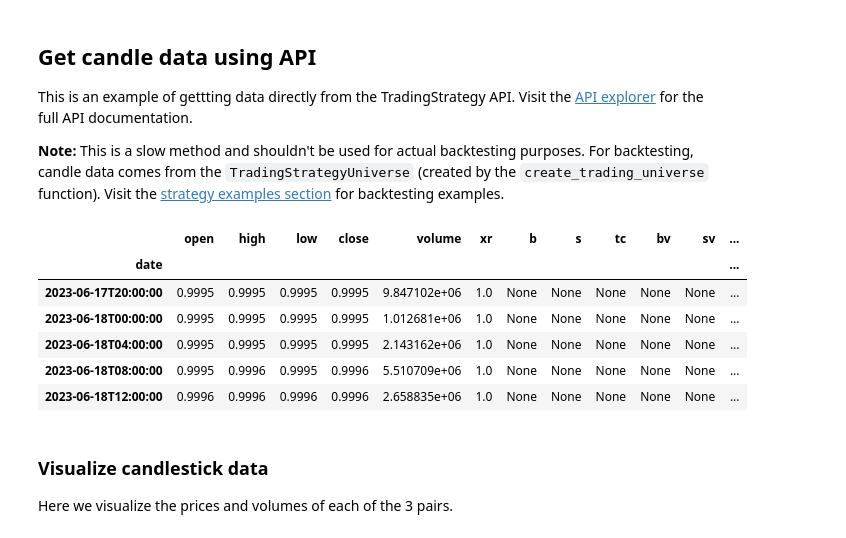
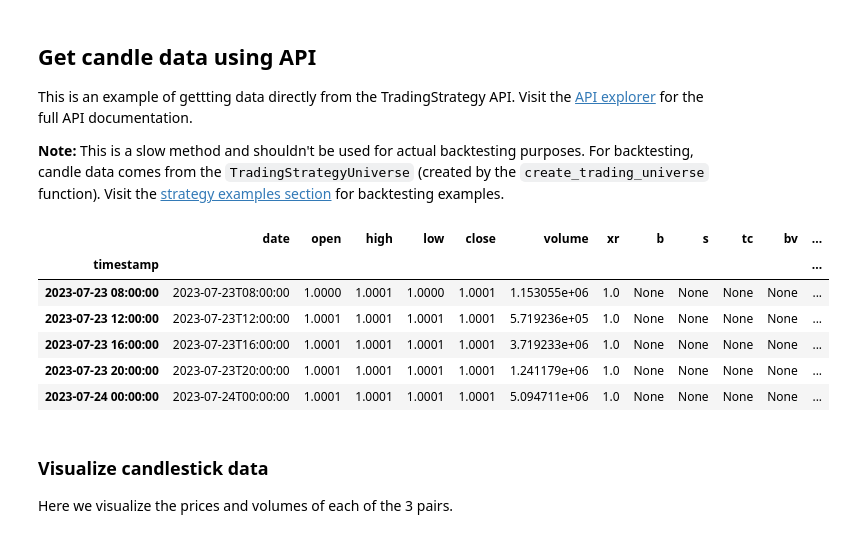
Before and after one commit to tradingstrategy-ai/docs, a Jupyter notebook: source/programming/code-examples/uniswap-v3-data.ipynb, the cells around one changed output. Drawn from its saved outputs; the diff is of its cells as text; code cells hidden in the pictures.

```diff
--- a/source/programming/code-examples/uniswap-v3-data.ipynb
+++ b/source/programming/code-examples/uniswap-v3-data.ipynb
@@ -97,35 +97,35 @@ This is a slow method and shouldn't be used for actual backtesting purposes. For
 # %%
 import requests
 import pandas as pd
 
 pairs = {
     'eth_usdc': 'https://tradingstrategy.ai/api/candles?pair_id=2697765&exchange_type=uniswap_v3&time_bucket=4h',
     'usdt_usdc': 'https://tradingstrategy.ai/api/candles?pair_id=2711887&exchange_type=uniswap_v3&time_bucket=4h',
     'eth_usdt': 'https://tradingstrategy.ai/api/candles?pair_id=2697770&exchange_type=uniswap_v3&time_bucket=4h'
 
 }
 
 def get_candles(url: str) -> pd.DataFrame:
     x = requests.get(url)
     json = x.json()
-
-    candles = pd.DataFrame.from_dict(json)
+    (key, value) = json.popitem()
+    candles = pd.DataFrame.from_dict(value)
     candles.rename(columns = {'ts':'date','o':'open', 'h':'high','l':'low','c':'close','v':'volume'}, inplace = True)
     candles['timestamp'] = pd.to_datetime(candles['date'])
-    candles = candles.set_index('date')
+    candles = candles.set_index('timestamp')
     return candles
 
 pair_data = dict([ (k,get_candles(r)) for k,r in pairs.items()])
 
 pair_data['usdt_usdc'].head()
 # %% [output]
-|  | open | high | low | close | volume | xr | b | s | tc | bv | sv | ... |
-| date |  |  |  |  |  |  |  |  |  |  |  | ... |
-| 2023-06-17T20:00:00 | 0.9995 | 0.9995 | 0.9995 | 0.9995 | 9.847102e+06 | 1.0 | None | None | None | None | None | ... |
-| 2023-06-18T00:00:00 | 0.9995 | 0.9995 | 0.9995 | 0.9995 | 1.012681e+06 | 1.0 | None | None | None | None | None | ... |
-| 2023-06-18T04:00:00 | 0.9995 | 0.9995 | 0.9995 | 0.9995 | 2.143162e+06 | 1.0 | None | None | None | None | None | ... |
-| 2023-06-18T08:00:00 | 0.9995 | 0.9996 | 0.9995 | 0.9996 | 5.510709e+06 | 1.0 | None | None | None | None | None | ... |
-| 2023-06-18T12:00:00 | 0.9996 | 0.9996 | 0.9996 | 0.9996 | 2.658835e+06 | 1.0 | None | None | None | None | None | ... |
+|  | date | open | high | low | close | volume | xr | b | s | tc | bv | ... |
+| timestamp |  |  |  |  |  |  |  |  |  |  |  | ... |
+| 2023-07-23 08:00:00 | 2023-07-23T08:00:00 | 1.0000 | 1.0001 | 1.0000 | 1.0001 | 1.153055e+06 | 1.0 | None | None | None | None | ... |
+| 2023-07-23 12:00:00 | 2023-07-23T12:00:00 | 1.0001 | 1.0001 | 1.0001 | 1.0001 | 5.719236e+05 | 1.0 | None | None | None | None | ... |
+| 2023-07-23 16:00:00 | 2023-07-23T16:00:00 | 1.0001 | 1.0001 | 1.0001 | 1.0001 | 3.719233e+06 | 1.0 | None | None | None | None | ... |
+| 2023-07-23 20:00:00 | 2023-07-23T20:00:00 | 1.0001 | 1.0001 | 1.0001 | 1.0001 | 1.241179e+06 | 1.0 | None | None | None | None | ... |
+| 2023-07-24 00:00:00 | 2023-07-24T00:00:00 | 1.0001 | 1.0001 | 1.0001 | 1.0001 | 5.094711e+06 | 1.0 | None | None | None | None | ... |
 # %% [markdown]
 ### Visualize candlestick data
 
```
Also changed, not shown: parts of 3 cells of this notebook, 1 other file.
